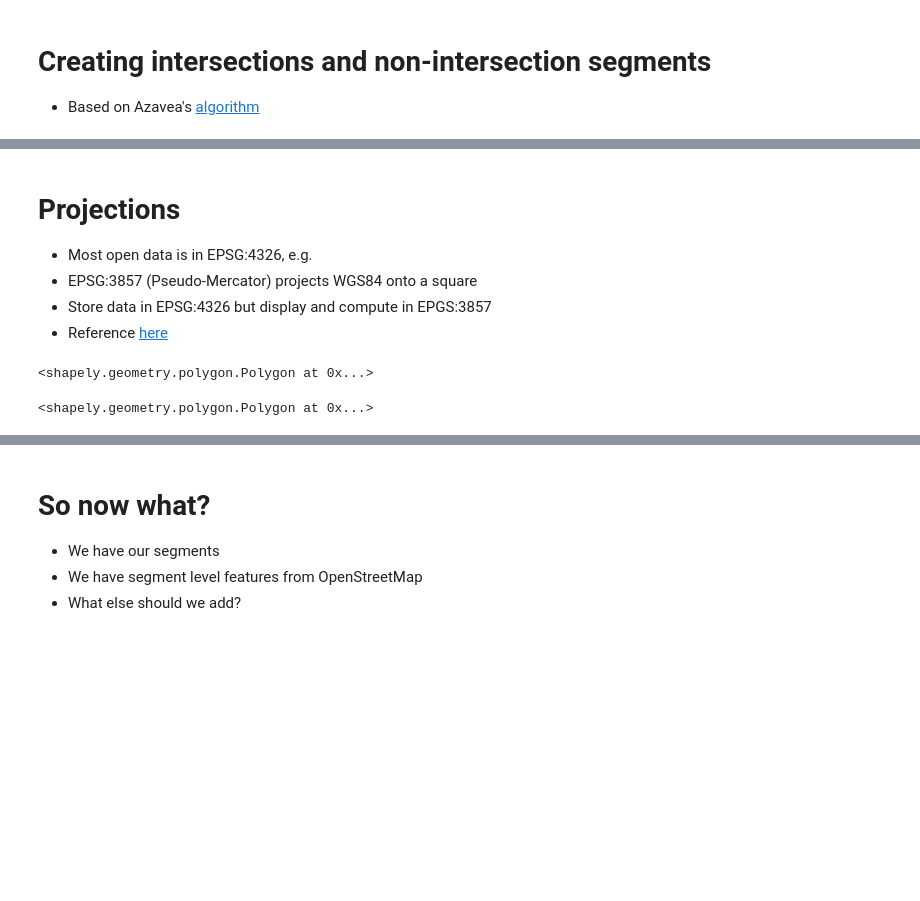
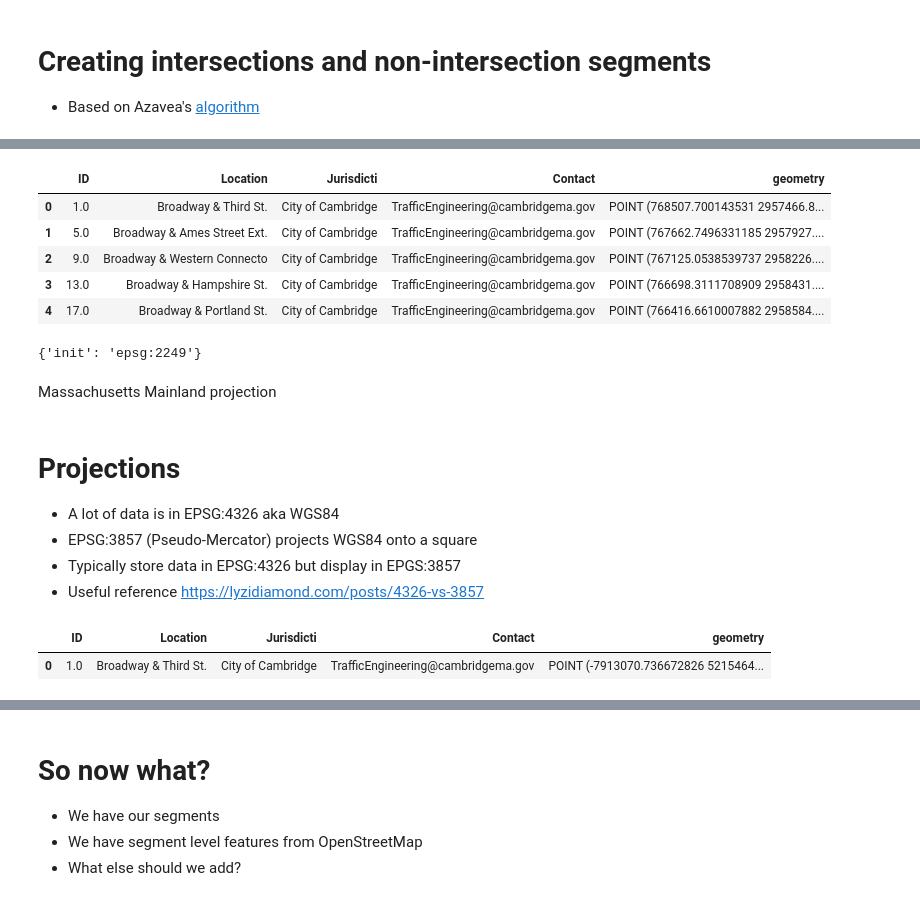
Before and after one commit to j-t-t/presentations, a Jupyter notebook: pydata-2019/pydata.ipynb, the cells around one changed output, grey strips where cells are left out. Drawn from its saved outputs; the diff is of its cells as text; code cells hidden in the pictures; blank space fills up the shorter version.

```diff
--- a/pydata-2019/pydata.ipynb
+++ b/pydata-2019/pydata.ipynb
@@ -85,8 +91,9 @@ Are the traffic signals any good?
 # %%
-import fiona
-data = fiona.open('TRAFFIC_Signals.shp')
-print("{} traffic signals from Cambridge's Open Data Portal".format(len(data)))
-print("{} traffic signals from OpenStreetMap".format(len(gdf_nodes[gdf_nodes['highway'] == 'traffic_signals'])))
+import geopandas
+camb_signals = geopandas.read_file('TRAFFIC_Signals.shp')
+print("{} traffic signals from Cambridge's Open Data Portal".format(len(camb_signals)))
+
+print("{} traffic signals from OpenStreetMap".format(len(df_nodes[df_nodes['highway'] == 'traffic_signals'])))
 # %% [output]
 175 traffic signals from Cambridge's Open Data Portal
 260 traffic signals from OpenStreetMap
@@ -115,29 +154,28 @@ We'll look into this in a bit
+# %%
+camb_signals.head()
+# %% [output]
+|  | ID | Location | Jurisdicti | Contact | geometry |
+| 0 | 1.0 | Broadway & Third St. | City of Cambridge | TrafficEngineering@cambridgema.gov | POINT (768507.700143531 2957466.8... |
+| 1 | 5.0 | Broadway & Ames Street Ext. | City of Cambridge | TrafficEngineering@cambridgema.gov | POINT (767662.7496331185 2957927.... |
+| 2 | 9.0 | Broadway & Western Connecto | City of Cambridge | TrafficEngineering@cambridgema.gov | POINT (767125.0538539737 2958226.... |
+| 3 | 13.0 | Broadway & Hampshire St. | City of Cambridge | TrafficEngineering@cambridgema.gov | POINT (766698.3111708909 2958431.... |
+| 4 | 17.0 | Broadway & Portland St. | City of Cambridge | TrafficEngineering@cambridgema.gov | POINT (766416.6610007882 2958584.... |
+# %%
+camb_signals.crs
+# %% [output]
+{'init': 'epsg:2249'}
+# %% [markdown]
+Massachusetts Mainland projection
 # %% [markdown]
 # Projections
-- Most open data is in EPSG:4326, e.g.
+- A lot of data is in EPSG:4326 aka WGS84
 - EPSG:3857 (Pseudo-Mercator) projects WGS84 onto a square
-- Store data in EPSG:4326 but display and compute in EPGS:3857
-- Reference [here](https://lyzidiamond.com/posts/4326-vs-3857)
+- Typically store data in EPSG:4326 but display in EPGS:3857
+- Useful reference [https://lyzidiamond.com/posts/4326-vs-3857](https://lyzidiamond.com/posts/4326-vs-3857)
-# %%
-import fiona
-import data.util
-from shapely.geometry import LineString, Point, MultiLineString
-from shapely.ops import unary_union
-roads, inters = data.util.get_roads_and_inters('proj_example.geojson')
-#data = fiona.open('proj_example.geojson')
-#MultiLineString([x.geometry for x in roads])
-#foo = [x for x in data]
-#LineString(foo[0]['geometry']['coordinates']).intersects(Point(foo[-1]['geometry']['coordinates']))
-inters[0]['geometry'].buffer(20)
-#inters[0]['geometry'].xy
-inters[0]['geometry'].intersects(roads[0].geometry)
-
-buff = [intersection['geometry'].buffer(20) for intersection in inters]
-buffered_intersections = unary_union(buff)
-foo = MultiLineString([x.geometry for x in roads])
-unary_union([buffered_intersections, foo])
-display(buff[0])
-display(buff[1])
-# %% [output]
-<shapely.geometry.polygon.Polygon at 0x...>
-<shapely.geometry.polygon.Polygon at 0x...>
+# %%
+camb_signals_3857 = camb_signals.copy()
+camb_signals_3857['geometry'] = camb_signals_3857['geometry'].to_crs(epsg=3857)
+camb_signals_3857.head(1)
+# %% [output]
+|  | ID | Location | Jurisdicti | Contact | geometry |
+| 0 | 1.0 | Broadway & Third St. | City of Cambridge | TrafficEngineering@cambridgema.gov | POINT (-7913070.736672826 5215464... |
```
Also changed, not shown: parts of 20 cells of this notebook.
